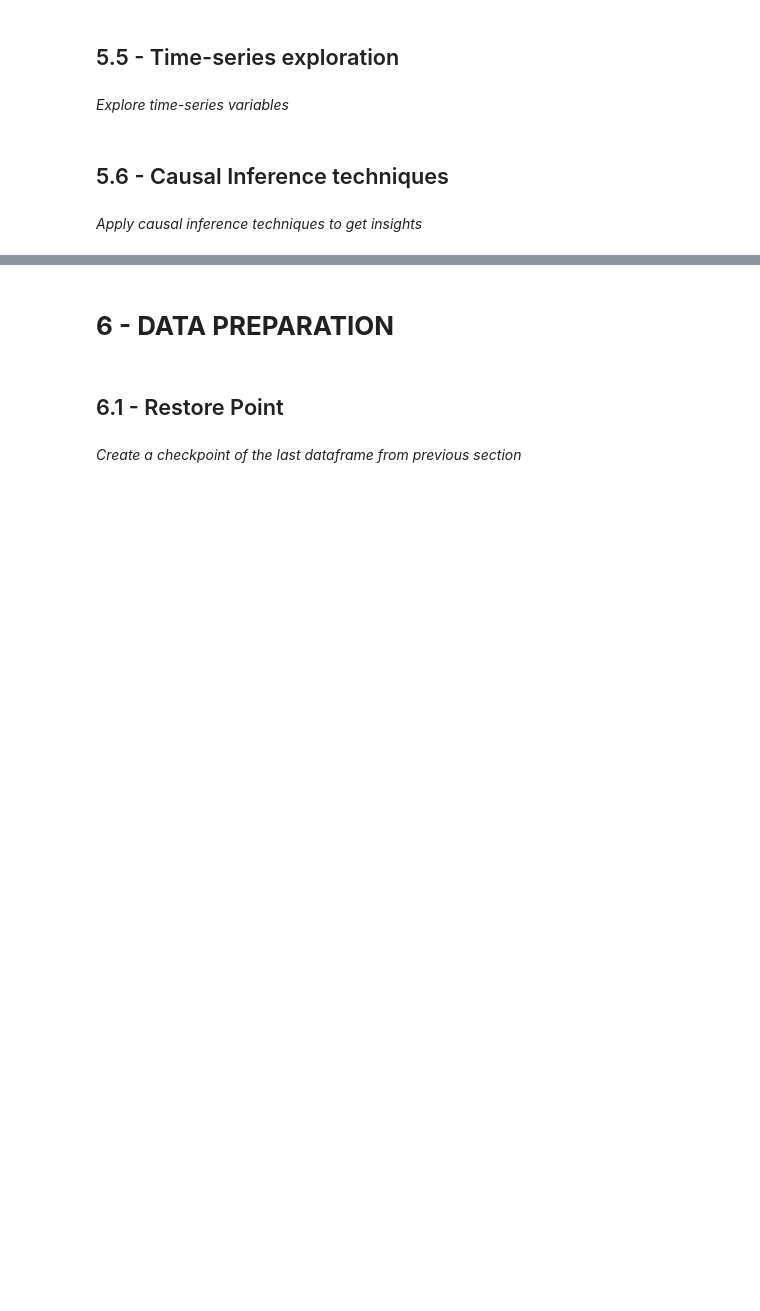
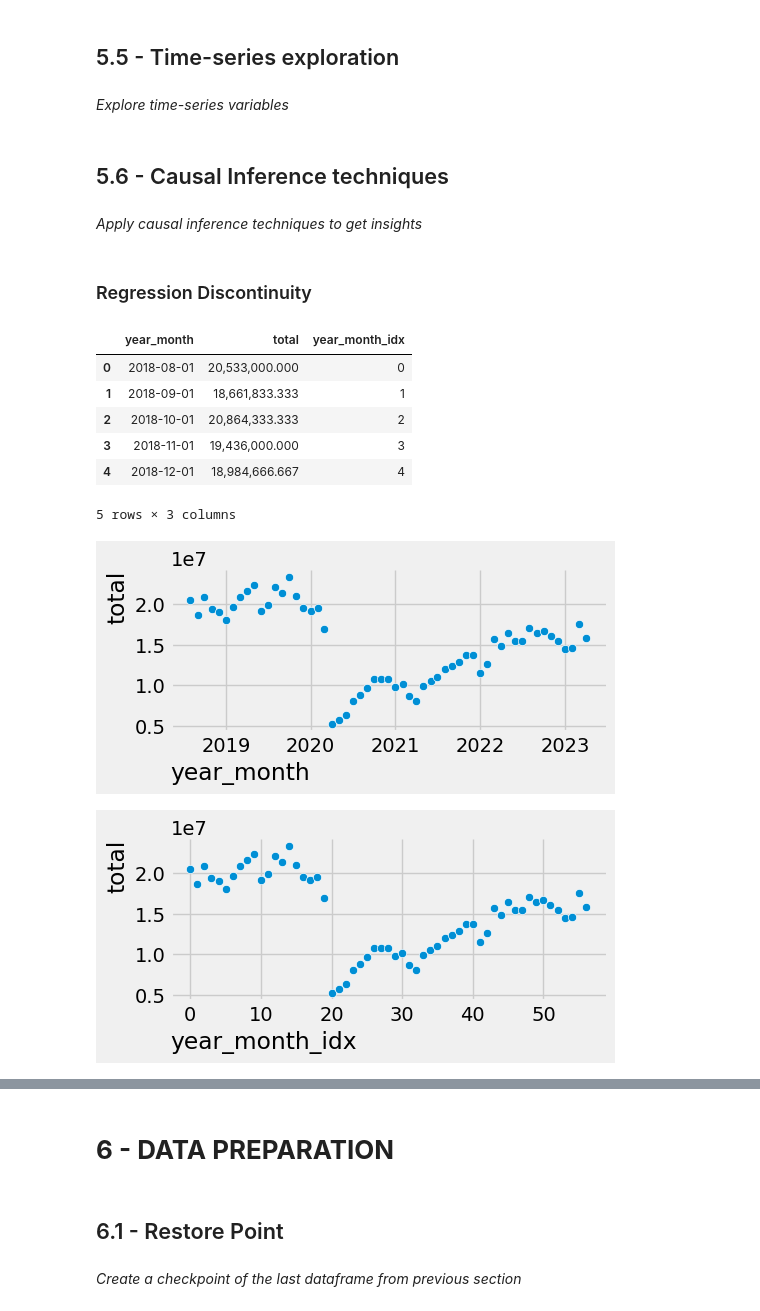
Before and after one commit to OmdenaAI/sao-paulo-chapter-passenger-demand, a Jupyter notebook: src/tasks/task_3_model_training_validation/ds_gustavo_cunha/0.0_gustavo-cunha_first_iteration.ipynb, the cells around one changed output, grey strips where cells are left out. Saved outputs shown, nothing was run; the diff lists cells and outputs as text; code cells hidden in the pictures; blank space fills up the shorter version.

Commit message:
do initial causal inference - rd and its

```diff
--- a/src/tasks/task_3_model_training_validation/ds_gustavo_cunha/0.0_gustavo-cunha_first_iteration.ipynb
+++ b/src/tasks/task_3_model_training_validation/ds_gustavo_cunha/0.0_gustavo-cunha_first_iteration.ipynb
@@ -740,3 +743,35 @@ plt.yticks( rotation = 0 );
 ## 5.6 - Causal Inference techniques
 # %% [markdown]
 *Apply causal inference techniques to get insights*
+# %% [markdown]
+### Regression Discontinuity
+# %%
+# filter required cokumns
+df_causal = df_eda[["year_month", "total", "line"]]
+
+# aggreagate total per year-month considering the mean as aggregation
+df_causal_agg = df_causal.groupby(by=["year_month"], as_index=False).agg({"total": "mean"})
+
+# create a new column with datetime index
+df_causal_agg["year_month_idx"] = np.arange(start=0, stop=len(df_causal_agg), step=1)
+
+# inspect results
+display(df_causal_agg.head())
+
+# inspect plots
+plt.figure(figsize=(5, 2))
+sns.scatterplot(data=df_causal_agg, x="year_month", y="total")
+plt.show()
+plt.figure(figsize=(5, 2))
+sns.scatterplot(data=df_causal_agg, x="year_month_idx", y="total")
+plt.show()
+# %% [output]
+|  | year_month | total | year_month_idx |
+| 0 | 2018-08-01 | 20,533,000.000 | 0 |
+| 1 | 2018-09-01 | 18,661,833.333 | 1 |
+| 2 | 2018-10-01 | 20,864,333.333 | 2 |
+| 3 | 2018-11-01 | 19,436,000.000 | 3 |
+| 4 | 2018-12-01 | 18,984,666.667 | 4 |
+5 rows × 3 columns
+[figure, added]
+[figure, added]
```
Also changed, not shown: parts of 16 cells of this notebook.
